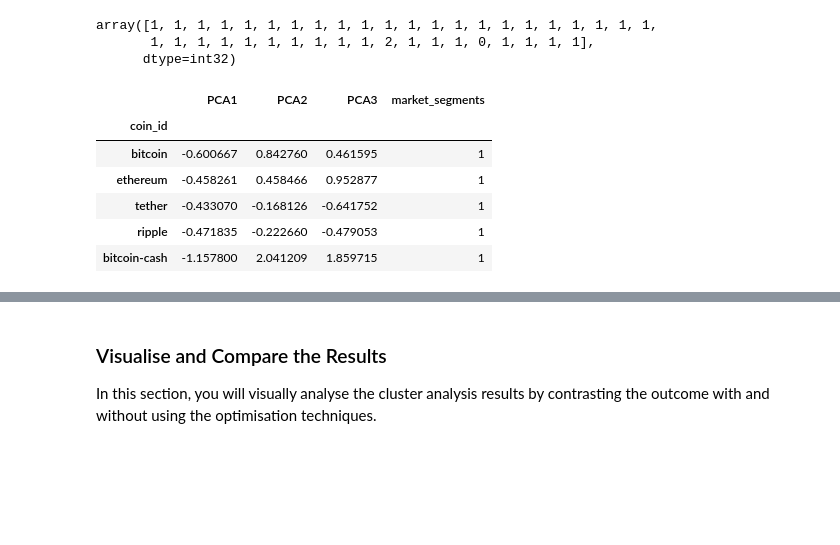
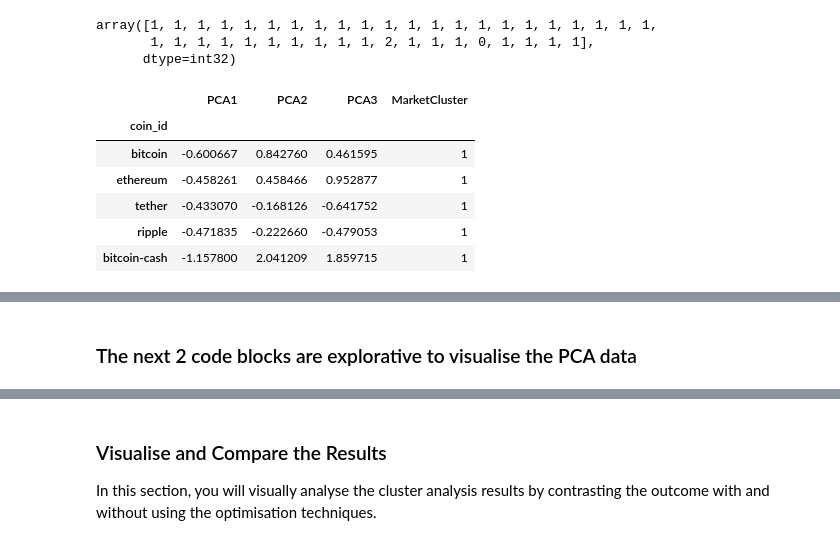
Before and after one commit to SandraBotica/CryptoClustering, a Jupyter notebook: Crypto_Clustering.ipynb, the cells around one changed output, grey strips where cells are left out. Saved outputs shown, nothing was run; the diff lists cells and outputs as text; code cells hidden in the pictures; blank space fills up the shorter version.

```diff
--- a/Crypto_Clustering.ipynb
+++ b/Crypto_Clustering.ipynb
@@ -139,6 +145,6 @@ df_elbow.hvplot.line(
 # %%
 # Initialise the K-Means model using the best value for k
-model = KMeans(n_clusters=4)
+model = KMeans(n_clusters=3)
 # %%
 # Fit the K-Means model using the scaled data
 model.fit(df_market_data_scaled)
@@ -318,14 +323,14 @@ array([1, 1, 1, 1, 1, 1, 1, 1, 1, 1, 1, 1, 1, 1, 1, 1, 1, 1, 1, 1, 1, 1,
 # %%
 # Create a copy of the DataFrame with the PCA data
 df_market_data_pca_predictions = df_market_data_pca.copy()
 
 # Add a new column to the DataFrame with the predicted clusters
-df_market_data_pca_predictions["market_segments"] = k_3
+df_market_data_pca_predictions["MarketCluster"] = k_3
 
 # Display sample data
 df_market_data_pca_predictions.head()
 # %% [output]
-|  | PCA1 | PCA2 | PCA3 | market_segments |
+|  | PCA1 | PCA2 | PCA3 | MarketCluster |
 | coin_id |  |  |  |  |
 | bitcoin | -0.600667 | 0.842760 | 0.461595 | 1 |
 | ethereum | -0.458261 | 0.458466 | 0.952877 | 1 |
@@ -346,4 +351,6 @@ df_market_data_pca_predictions.hvplot.scatter(
 ).opts(yformatter="%.0f")
 # %% [output]
 [interactive output not drawn]
+# %% [markdown]
+### The next 2 code blocks are explorative to visualise the PCA data
 # %%
```
Also changed, not shown: parts of 17 cells of this notebook.
